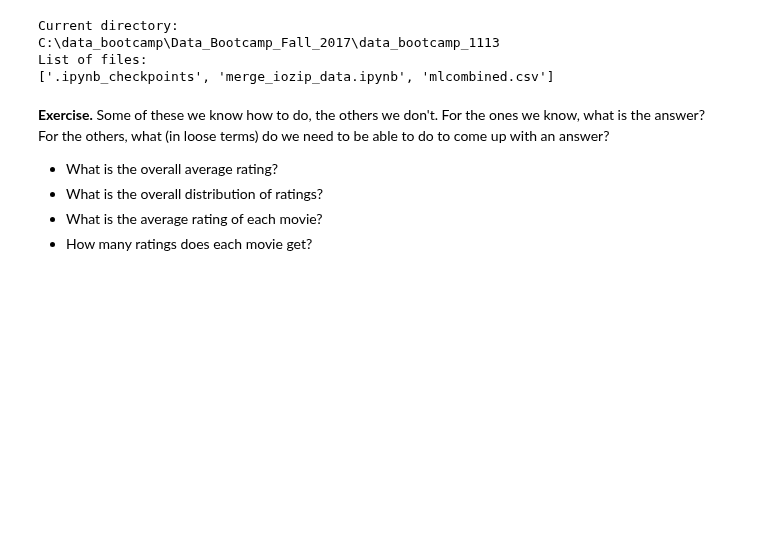
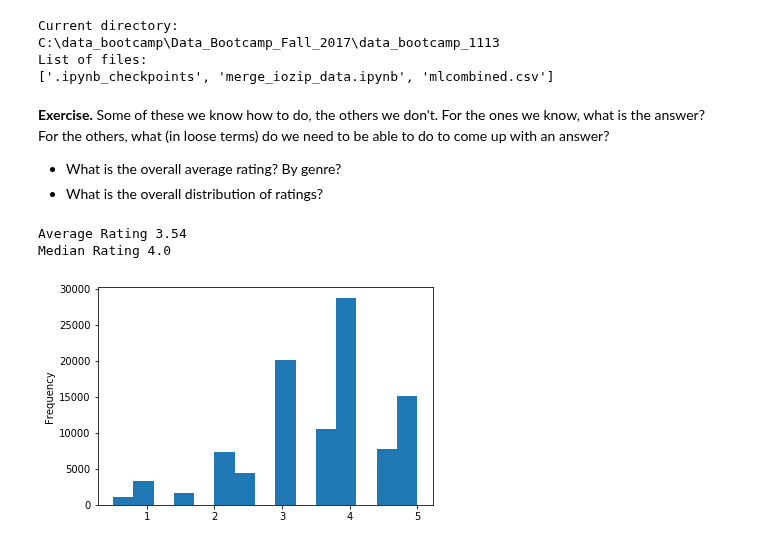
Before and after one commit to mwaugh0328/Data_Bootcamp_Fall_2017, a Jupyter notebook: data_bootcamp_1113/merge_iozip_data.ipynb, the cells around one changed output. Saved outputs shown, nothing was run; the diff lists cells and outputs as text; code cells hidden in the pictures; blank space fills up the shorter version.

Commit message:
Merge notebook update

```diff
--- a/data_bootcamp_1113/merge_iozip_data.ipynb
+++ b/data_bootcamp_1113/merge_iozip_data.ipynb
@@ -129,11 +247,11 @@ Here's roughly what's involved in what we're doing.  We take the `movieId` varia
 # %%
 combo = pd.merge(ratings, movies,   # left and right df's
-                 how='left',        # add to left
-                 on='movieId'       # link with this variable/column
-                )
+                 how='right',        # add to left
+                 on='movieId',       # link with this variable/column
+                 indicator=True)
 
-print('Dimensions of ratings:', ratings.shape)
-print('Dimensions of movies:', movies.shape)
 print('Dimensions of new df:', combo.shape)
 
-combo.head(50)
+combo.head()
+
+combo[combo["_merge"] == "right_only"]
@@ -174,7 +271,17 @@ List of files:
 # %% [markdown]
 **Exercise.** Some of these we know how to do, the others we don't.  For the ones we know, what is the answer?  For the others, what (in loose terms) do we need to be able to do to come up with an answer?
 
-* What is the overall average rating?
+* What is the overall average rating?  By genre?
 * What is the overall distribution of ratings?
-* What is the average rating of each movie?
-* How many ratings does each movie get?
+# %%
+print("Average Rating",round(combo.rating.mean(),2))
+print("Median Rating",round(combo.rating.median(),2))
+
+fig, ax = plt.subplots()
+
+combo.rating.plot(ax = ax, kind = "hist", bins = 15)
+plt.show()
+# %% [output]
+Average Rating 3.54
+Median Rating 4.0
+[figure, added]
```
Also changed, not shown: parts of 22 cells of this notebook, 1 other file.
